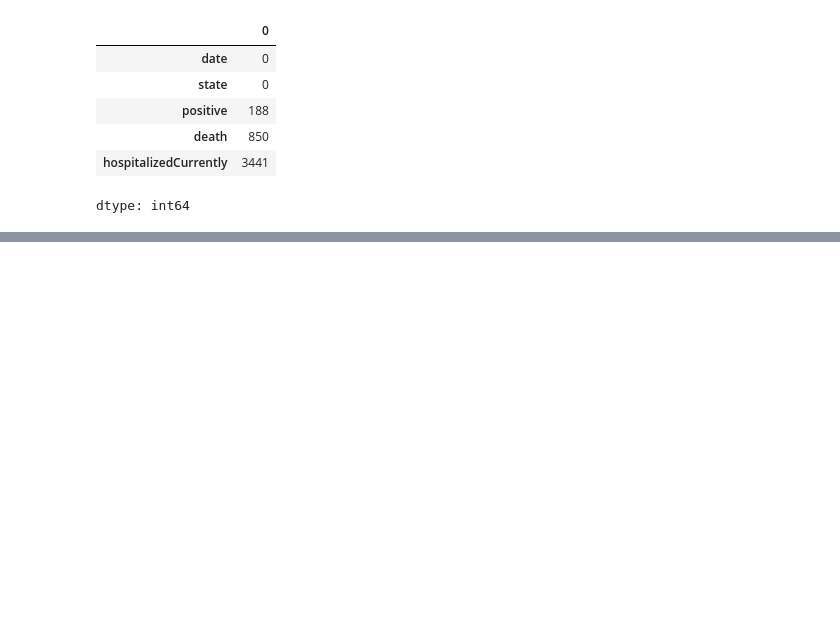
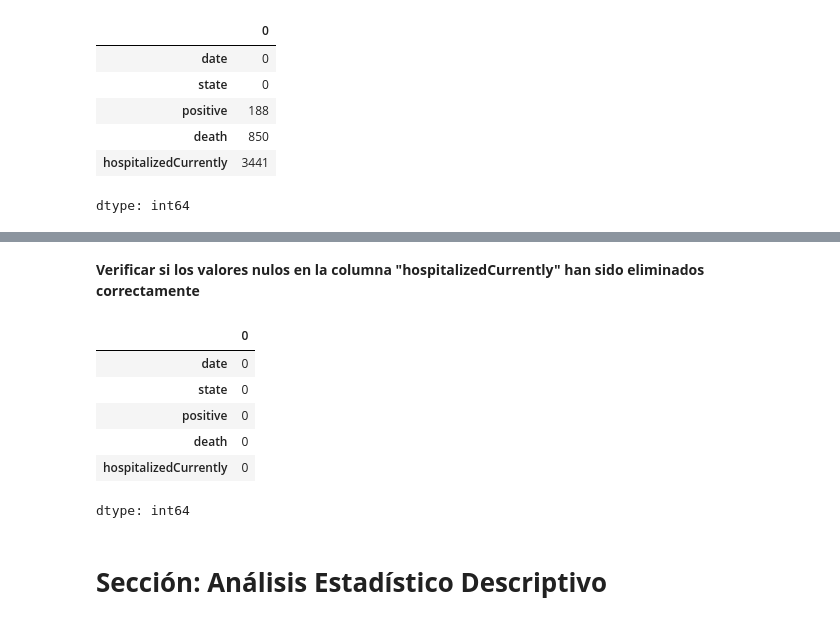
Before and after one commit to AI-School-F5-P3/MiniDatathonF5_ErikaAlvares, a Jupyter notebook: MiniDatathonF5_ErikaAlvares.ipynb, the cells around one changed output, grey strips where cells are left out. Cells and saved outputs as stored; diff of their text form; code cells hidden in the pictures; blank space fills up the shorter version.

```diff
--- a/MiniDatathonF5_ErikaAlvares.ipynb
+++ b/MiniDatathonF5_ErikaAlvares.ipynb
@@ -433,0 +517,15 @@ Las siguientes columnas tienen más del 10% de valores faltantes y requieren imp
+# %% [markdown]
+**Verificar si los valores nulos en la columna "hospitalizedCurrently" han sido eliminados correctamente**
+# %%
+# Verificar valores nulos solamente para las columnas de interés en esta investigación
+data_interes.isnull().sum()
+# %% [output]
+|  | 0 |
+| date | 0 |
+| state | 0 |
+| positive | 0 |
+| death | 0 |
+| hospitalizedCurrently | 0 |
+dtype: int64
+# %% [markdown]
+# **Sección: Análisis Estadístico Descriptivo**
```
Also changed, not shown: parts of 26 cells of this notebook.
